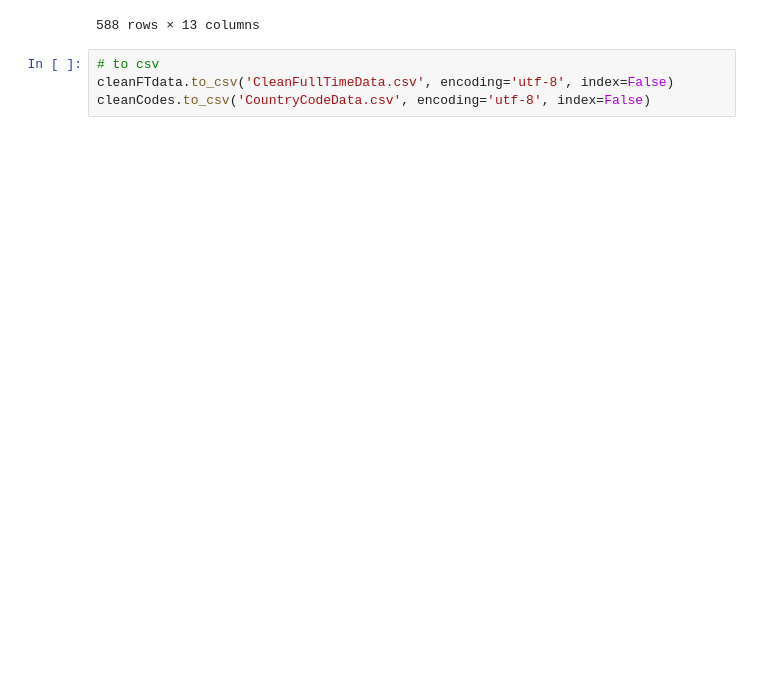
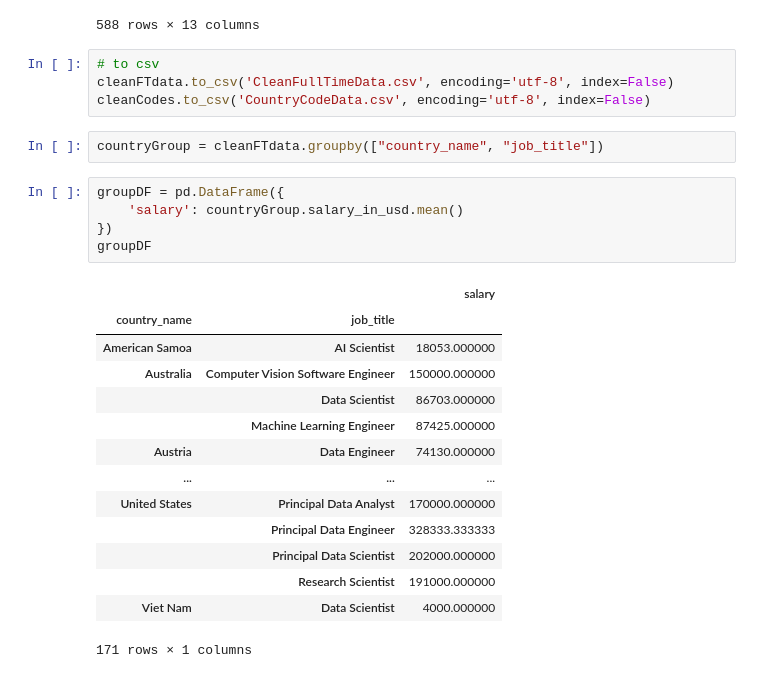
Before and after one commit to kealvarez/project3, a Jupyter notebook: resources/dataCleaning.ipynb, the cells around one changed output. Drawn from its saved outputs; the diff is of its cells as text; blank space fills up the shorter version.

Commit message:
groupdf, make new api

```diff
--- a/resources/dataCleaning.ipynb
+++ b/resources/dataCleaning.ipynb
@@ -147,3 +147,25 @@ cleanFTdata
 # to csv
 cleanFTdata.to_csv('CleanFullTimeData.csv', encoding='utf-8', index=False)
 cleanCodes.to_csv('CountryCodeData.csv', encoding='utf-8', index=False)
+# %%
+countryGroup = cleanFTdata.groupby(["country_name", "job_title"])
+# %%
+groupDF = pd.DataFrame({
+    'salary': countryGroup.salary_in_usd.mean()
+})
+groupDF
+# %% [output]
+|  |  | salary |
+| country_name | job_title |  |
+| American Samoa | AI Scientist | 18053.000000 |
+| Australia | Computer Vision Software Engineer | 150000.000000 |
+|  | Data Scientist | 86703.000000 |
+|  | Machine Learning Engineer | 87425.000000 |
+| Austria | Data Engineer | 74130.000000 |
+| ... | ... | ... |
+| United States | Principal Data Analyst | 170000.000000 |
+|  | Principal Data Engineer | 328333.333333 |
+|  | Principal Data Scientist | 202000.000000 |
+|  | Research Scientist | 191000.000000 |
+| Viet Nam | Data Scientist | 4000.000000 |
+171 rows × 1 columns
```
Also changed, not shown: 1 other file.
